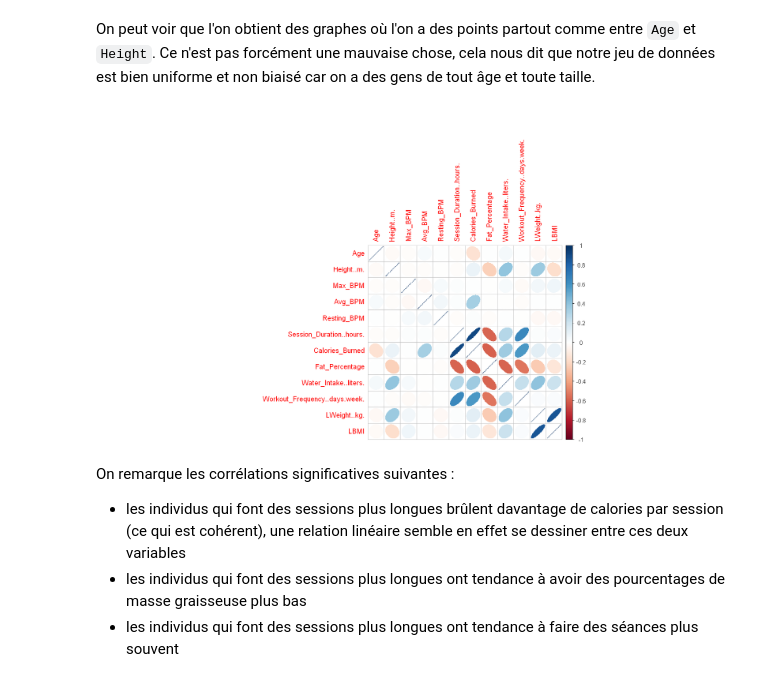
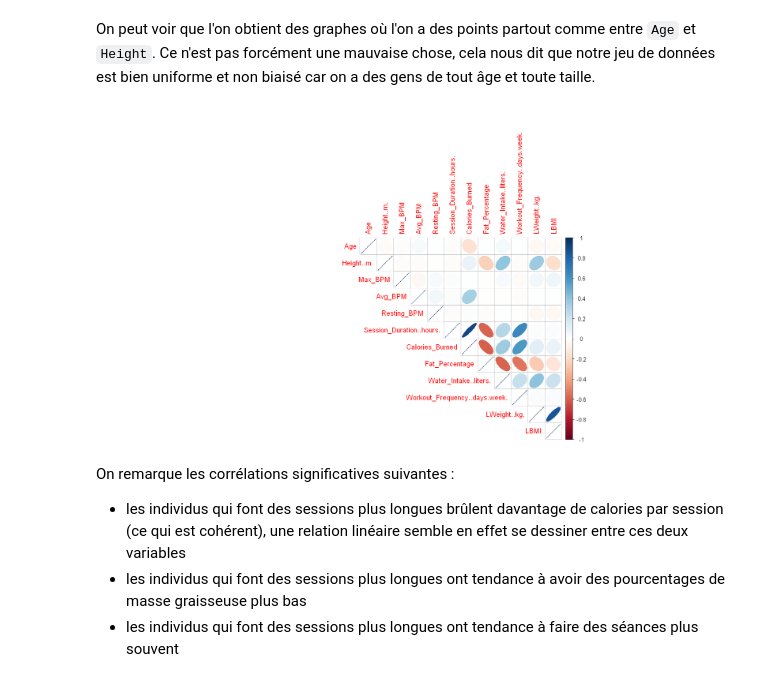
Before and after one commit to P-Point-all/ML_Gym_exercise, a Jupyter notebook: ML_Gym.ipynb, the cells around one changed output. Cells and saved outputs as stored; diff of their text form; code cells hidden in the pictures.

```diff
--- a/ML_Gym.ipynb
+++ b/ML_Gym.ipynb
@@ -197,9 +213,9 @@ ggpairs(gym_num)
 # %% [markdown]
 On peut voir que l'on obtient des graphes où l'on a des points partout comme entre `Age` et `Height`. Ce n'est pas forcément une mauvaise chose, cela nous dit que notre jeu de données est bien uniforme et non biaisé car on a des gens de tout âge et toute taille.
 # %%
-corrplot(cor(gym_num), method="ellipse")
+corrplot(cor(gym_num), method="ellipse",type="upper")
 # %% [output]
-[figure, old version]
+[figure, new version]
 # %% [markdown]
 On remarque les corrélations significatives suivantes :
 
```
Also changed, not shown: parts of 40 cells of this notebook, 1 other file.
